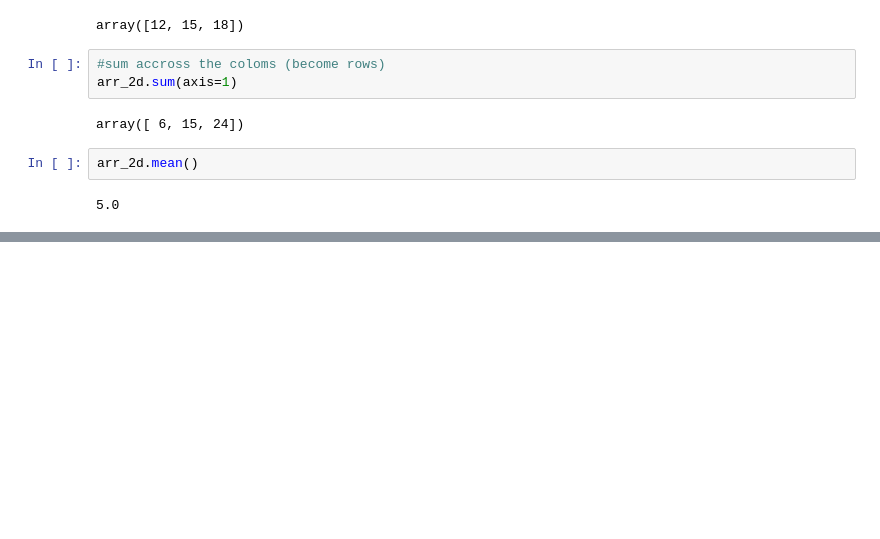
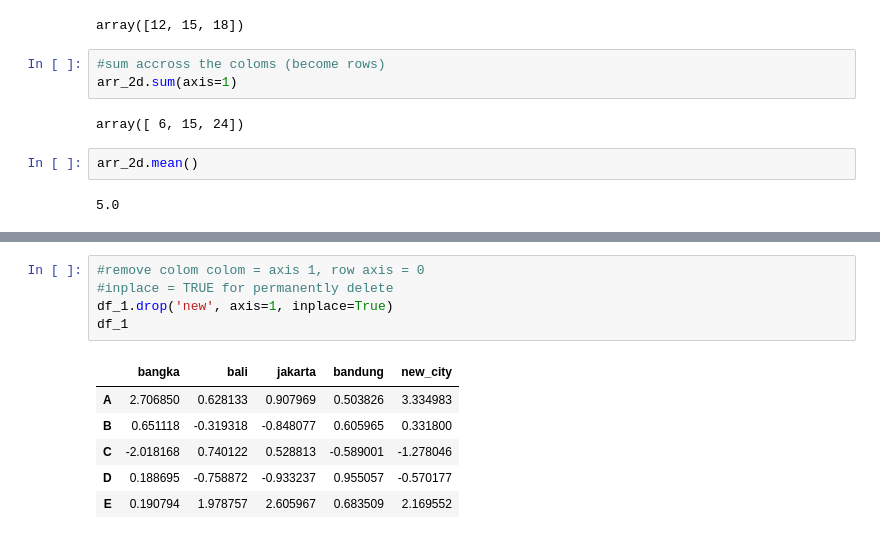
Before and after one commit to jakaesembodo/Python-Time-Series, a Jupyter notebook: time-series.ipynb, the cells around one changed output, grey strips where cells are left out. Saved outputs shown, nothing was run; the diff lists cells and outputs as text; blank space fills up the shorter version.

```diff
--- a/time-series.ipynb
+++ b/time-series.ipynb
@@ -228,0 +340,12 @@ arr_2d.mean()
+# %%
+#remove colom colom = axis 1, row axis = 0
+#inplace = TRUE for permanently delete
+df_1.drop('new', axis=1, inplace=True)
+df_1
+# %% [output]
+|  | bangka | bali | jakarta | bandung | new_city |
+| A | 2.706850 | 0.628133 | 0.907969 | 0.503826 | 3.334983 |
+| B | 0.651118 | -0.319318 | -0.848077 | 0.605965 | 0.331800 |
+| C | -2.018168 | 0.740122 | 0.528813 | -0.589001 | -1.278046 |
+| D | 0.188695 | -0.758872 | -0.933237 | 0.955057 | -0.570177 |
+| E | 0.190794 | 1.978757 | 2.605967 | 0.683509 | 2.169552 |
```
Also changed, not shown: parts of 58 cells of this notebook.
